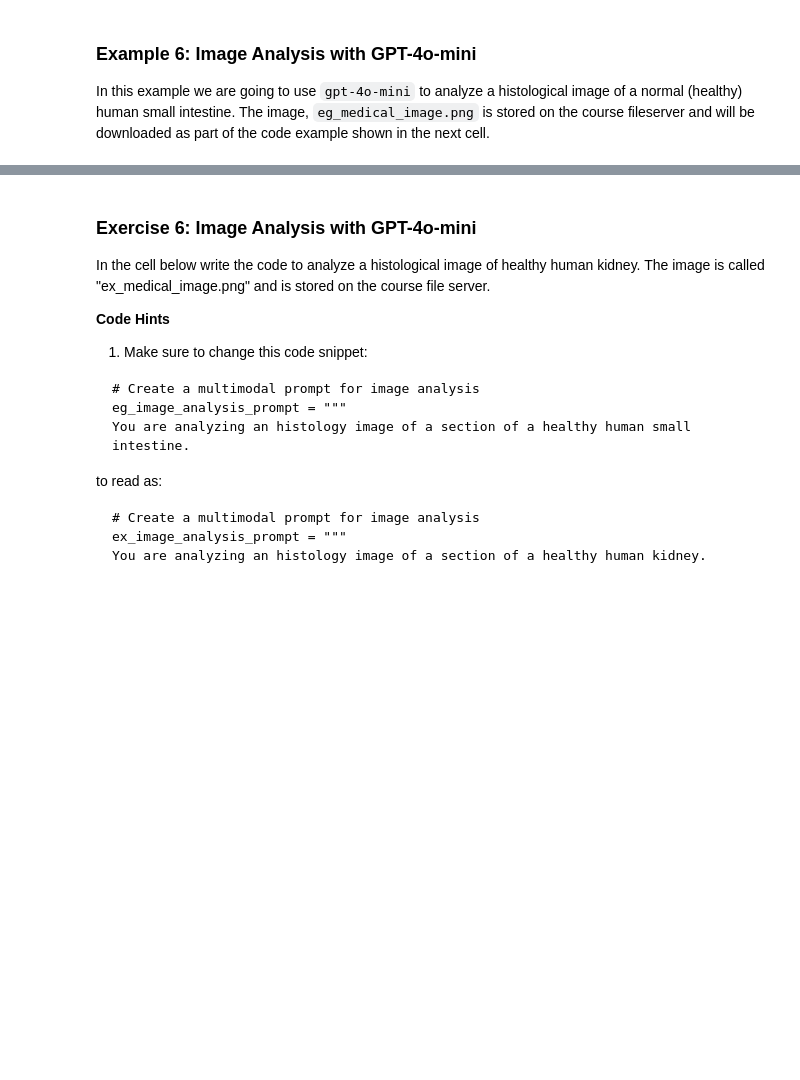
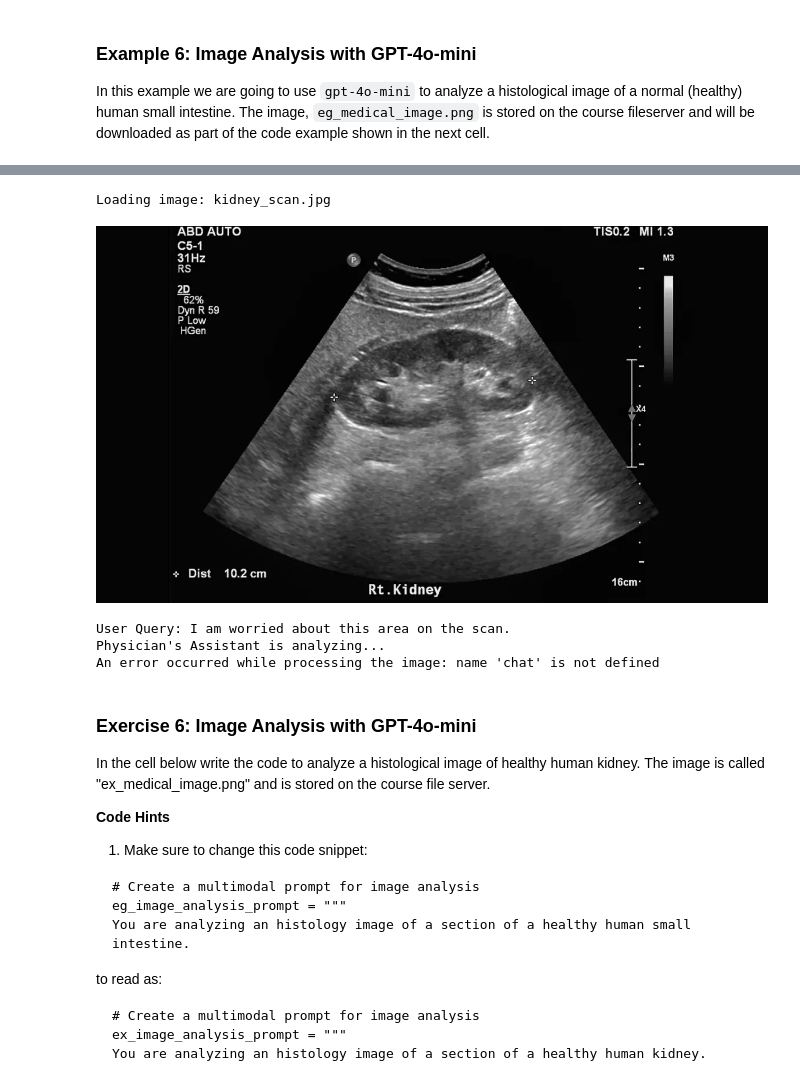
Before and after one commit to DavidSenseman/BIO1173, a Jupyter notebook: Class_04_1.ipynb, the cells around one changed output, grey strips where cells are left out. Drawn from its saved outputs; the diff is of its cells as text; code cells hidden in the pictures; blank space fills up the shorter version.

```diff
--- a/Class_04_1.ipynb
+++ b/Class_04_1.ipynb
@@ -1553,3 +1215,53 @@ In this example we are going to use `gpt-4o-mini` to analyze a histological imag
+# %%
+import os
+from PIL import Image
+
+def analyze_local_image(filename, user_query="What does this image show regarding renal health?"):
+    """
+    1. Looks for 'filename' in the current Colab directory.
+    2. Opens and displays it.
+    3. Sends it to the chat session.
+    """
+
+    # 1. Check if file exists
+    if not os.path.exists(filename):
+        print(f"Error: The file '{filename}' was not found in the current directory.")
+        print("Please check the filename or upload it to the Files sidebar (folder icon on the left).")
+        return
+
+    try:
+        # 2. Open the image
+        img = Image.open(filename)
+
+        print(f"Loading image: {filename}")
+        display(img) # Show the image in the notebook
+
+        print(f"\nUser Query: {user_query}")
+        print("Physician's Assistant is analyzing...")
+
+        # 3. Send Text + Image to the existing chat session
+        response = chat.send_message([user_query, img])
+
+        display(Markdown(response.text))
+
+    except Exception as e:
+        print(f"An error occurred while processing the image: {e}")
+
+# --- HOW TO USE ---
+
+# 1. Ensure you have an image (e.g., 'kidney_scan.jpg' or 'lab_results.png')
+#    uploaded to the Files tab on the left.
+
+# 2. Call the function with the exact filename:
+# analyze_local_image("kidney_scan.jpg", "I am worried about this area on the scan.")
+# %%
+analyze_local_image("kidney_scan.jpg", "I am worried about this area on the scan.")
+# %% [output]
+Loading image: kidney_scan.jpg
+[figure, added]
+User Query: I am worried about this area on the scan.
+Physician's Assistant is analyzing...
+An error occurred while processing the image: name 'chat' is not defined
 # %%
 # Example 6: Image Analysis with GTP-4o-mini
 
```
Also changed, not shown: parts of 49 cells of this notebook.
